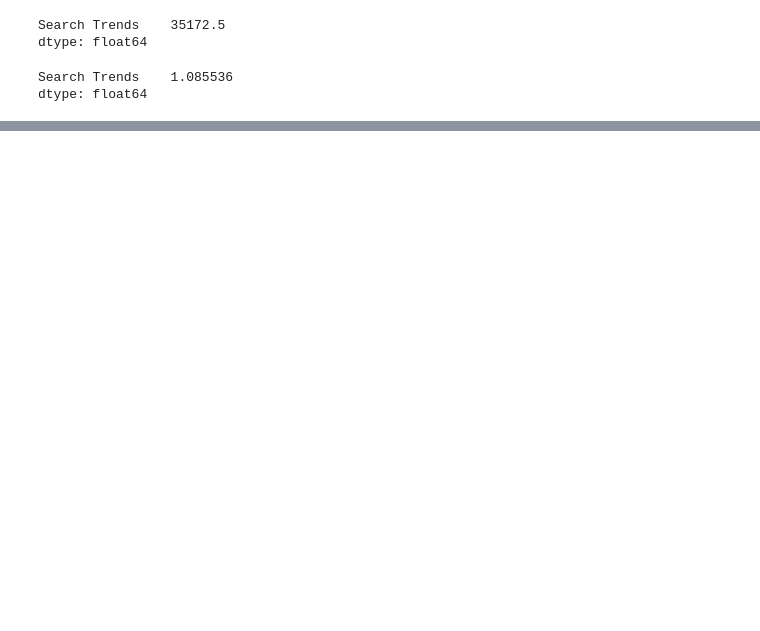
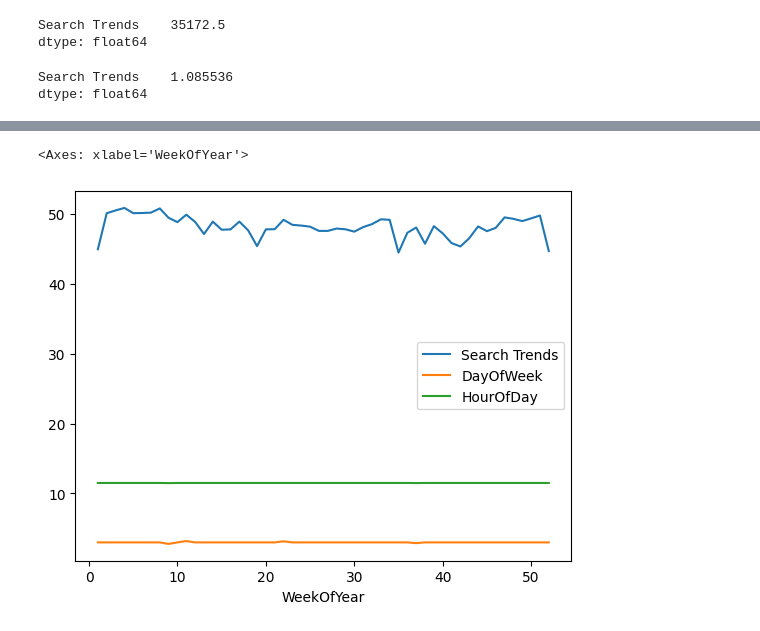
Before and after one commit to Shantesh123/Command_Line_Testing, a Jupyter notebook: Copy_of_!pip_install_prophet.ipynb, the cells around one changed output, grey strips where cells are left out. Drawn from its saved outputs; the diff is of its cells as text; code cells hidden in the pictures; blank space fills up the shorter version.

```diff
--- a/Copy_of_!pip_install_prophet.ipynb
+++ b/Copy_of_!pip_install_prophet.ipynb
@@ -82,0 +118,9 @@ dtype: float64
+# %%
+# Group the hourly search data to plot the average traffic by the week of the year
+df_mercado_trends['WeekOfYear'] = df_mercado_trends.index.week
+average_traffic_by_week = df_mercado_trends.groupby('WeekOfYear').mean()
+average_traffic_by_week.plot()
+#average_traffic_by_week.plot()
+# %% [output]
+<Axes: xlabel='WeekOfYear'>
+[figure, added]
```
Also changed, not shown: parts of 5 cells of this notebook.
